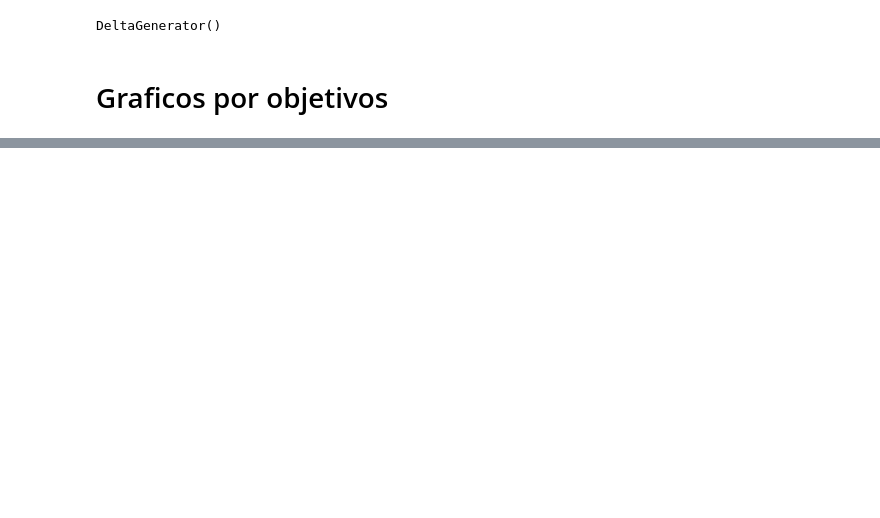
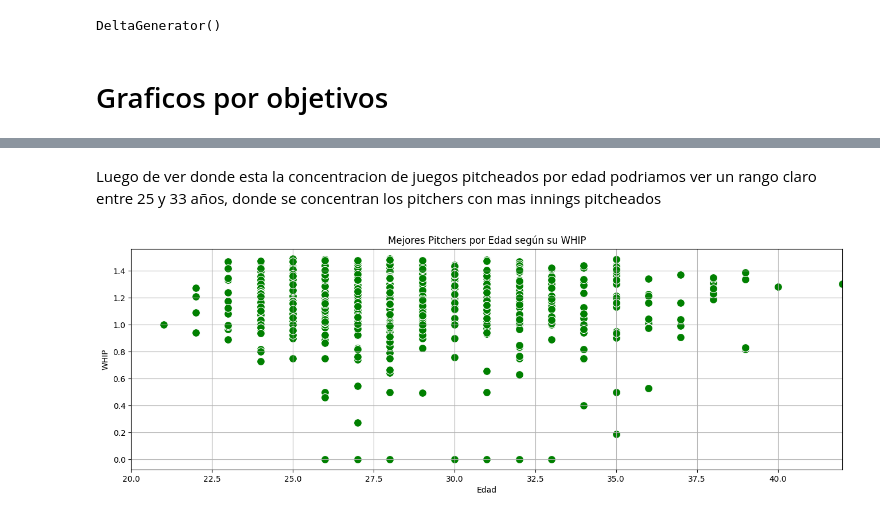
Before and after one commit to alvarogoncalves04/Trabajo-final--Alvaro-Goncalves-Yonelvis-Gonzales, a Jupyter notebook: test.ipynb, the cells around one changed output, grey strips where cells are left out. Drawn from its saved outputs; the diff is of its cells as text; code cells hidden in the pictures; blank space fills up the shorter version.

```diff
--- a/test.ipynb
+++ b/test.ipynb
@@ -285,0 +278,18 @@ DeltaGenerator()
+# %% [markdown]
+Luego de ver donde esta la concentracion de juegos pitcheados por edad podriamos ver un rango claro entre 25 y 33 años, donde se concentran los pitchers con mas innings pitcheados
+# %%
+#Grafico objetivo: Rango de mejores pitchers por edad según su whip
+df_fig2 = df[(df['Age'] > 20) & (df['WHIP'] < 1.5)]
+# Crear gráfico de dispersión
+plt.figure(figsize=(16, 5))
+sns.scatterplot(data=df_fig2, x='Age', y='WHIP', color='green', s=100)
+# Títulos y etiquetas
+plt.title('Mejores Pitchers por Edad según su WHIP')
+plt.xlabel('Edad')
+plt.ylabel('WHIP')
+plt.grid(True)
+plt.xlim(20, 42)
+# Mostrar
+plt.show()
+# %% [output]
+[figure, added]
```
Also changed, not shown: parts of 12 cells of this notebook.
